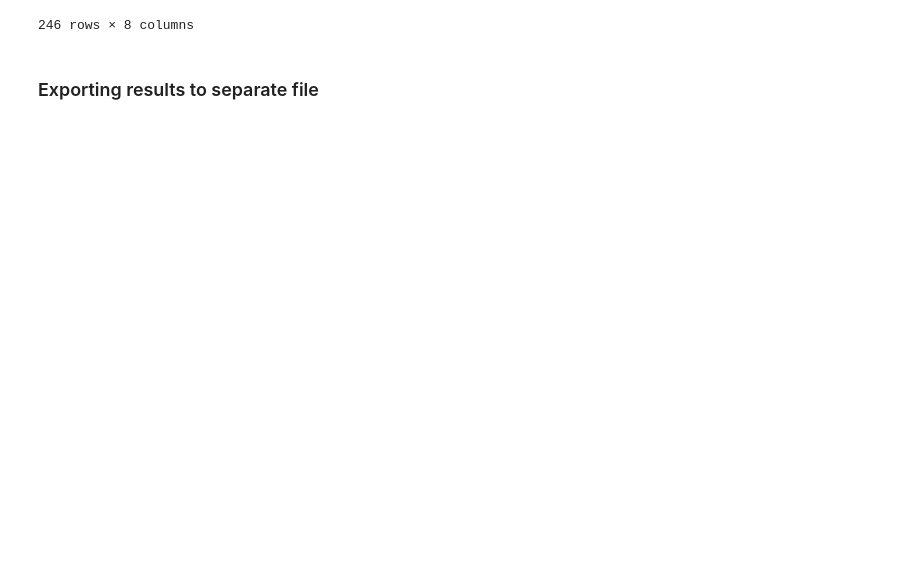
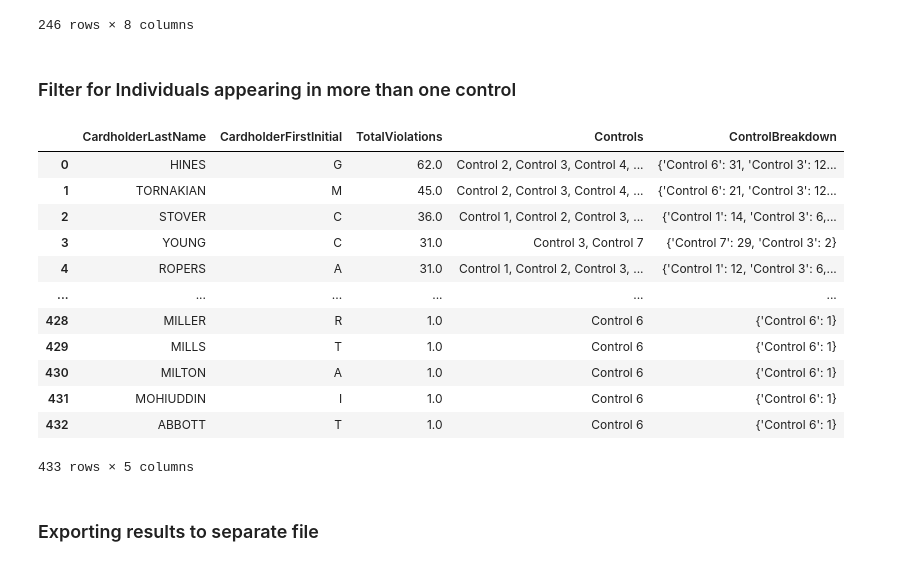
Before and after one commit to colinjia667/rsm371a2, a Jupyter notebook: a2final.ipynb, the cells around one changed output. Saved outputs shown, nothing was run; the diff lists cells and outputs as text; code cells hidden in the pictures; blank space fills up the shorter version.

```diff
--- a/a2final.ipynb
+++ b/a2final.ipynb
@@ -550,6 +561,58 @@ travel_food_violations
 | 244 | YOUNG | C | ROOM CHARGES | 551.64 | FAIRFIELD INN&SUITES MONT | 2014-02-23 | 2014-02-25 | ... |
 | 245 | YOUNG | C | ROOM CHARGES | 642.84 | FAIRFIELD INN&SUITES MONT | 2014-02-23 | 2014-02-25 | ... |
 246 rows × 8 columns
+# %% [markdown]
+### Filter for Individuals appearing in more than one control
+# %%
+# Create a dataframe to store all individuals and the controls they violated
+control_violations = pd.DataFrame(columns=['CardholderLastName', 'CardholderFirstInitial', 'Control'])
+# %%
+controls_to_count = {
+    'Control 1': transactions_over_5000,
+    'Control 2': spending_over_50000,
+    'Control 3': monthly_spending_over_10000,
+    'Control 4': individual_split_violation_count,
+    'Control 6': multiple_potential_violations,
+    'Control 7': travel_food_violations
+}
+# %%
+# Iterate over the controls dictionary and populate violations dataframe
+for control_name, control_df in controls_to_count.items():
+    if 'ViolationCount' in control_df.columns: # For Control 5
+        temp_df = control_df[['CardholderLastName', 'CardholderFirstInitial', 'ViolationCount']].copy()
+        temp_df['Control'] = control_name
+    else: # For all other controls
+        temp_df = control_df[['CardholderLastName', 'CardholderFirstInitial']].copy()
+        temp_df['Control'] = control_name
+        temp_df['ViolationCount'] = 1
+    control_violations = pd.concat([control_violations, temp_df], ignore_index=True)
+# %%
+# Group by individual to summarize total violations and breakdown by control
+violations_summary = (
+    control_violations.groupby(['CardholderLastName', 'CardholderFirstInitial']).agg(
+        TotalViolations=('ViolationCount', 'sum'),
+        Controls=('Control', lambda x: ', '.join(sorted(x.unique()))),
+        ControlBreakdown=('Control', lambda x: {k: int(v) for k, v in x.value_counts().items()}),
+    ).reset_index()
+)
+
+violations_summary = violations_summary.sort_values('TotalViolations', ascending=False).reset_index(drop=True)
+
+violations_summary
+# %% [output]
+|  | CardholderLastName | CardholderFirstInitial | TotalViolations | Controls | ControlBreakdown |
+| 0 | HINES | G | 62.0 | Control 2, Control 3, Control 4, ... | {'Control 6': 31, 'Control 3': 12... |
+| 1 | TORNAKIAN | M | 45.0 | Control 2, Control 3, Control 4, ... | {'Control 6': 21, 'Control 3': 12... |
+| 2 | STOVER | C | 36.0 | Control 1, Control 2, Control 3, ... | {'Control 1': 14, 'Control 3': 6,... |
+| 3 | YOUNG | C | 31.0 | Control 3, Control 7 | {'Control 7': 29, 'Control 3': 2} |
+| 4 | ROPERS | A | 31.0 | Control 1, Control 2, Control 3, ... | {'Control 1': 12, 'Control 3': 6,... |
+| ... | ... | ... | ... | ... | ... |
+| 428 | MILLER | R | 1.0 | Control 6 | {'Control 6': 1} |
+| 429 | MILLS | T | 1.0 | Control 6 | {'Control 6': 1} |
+| 430 | MILTON | A | 1.0 | Control 6 | {'Control 6': 1} |
+| 431 | MOHIUDDIN | I | 1.0 | Control 6 | {'Control 6': 1} |
+| 432 | ABBOTT | T | 1.0 | Control 6 | {'Control 6': 1} |
+433 rows × 5 columns
 # %% [markdown]
 ### Exporting results to separate file
 # %%
```
Also changed, not shown: parts of 4 cells of this notebook, 1 other file.
